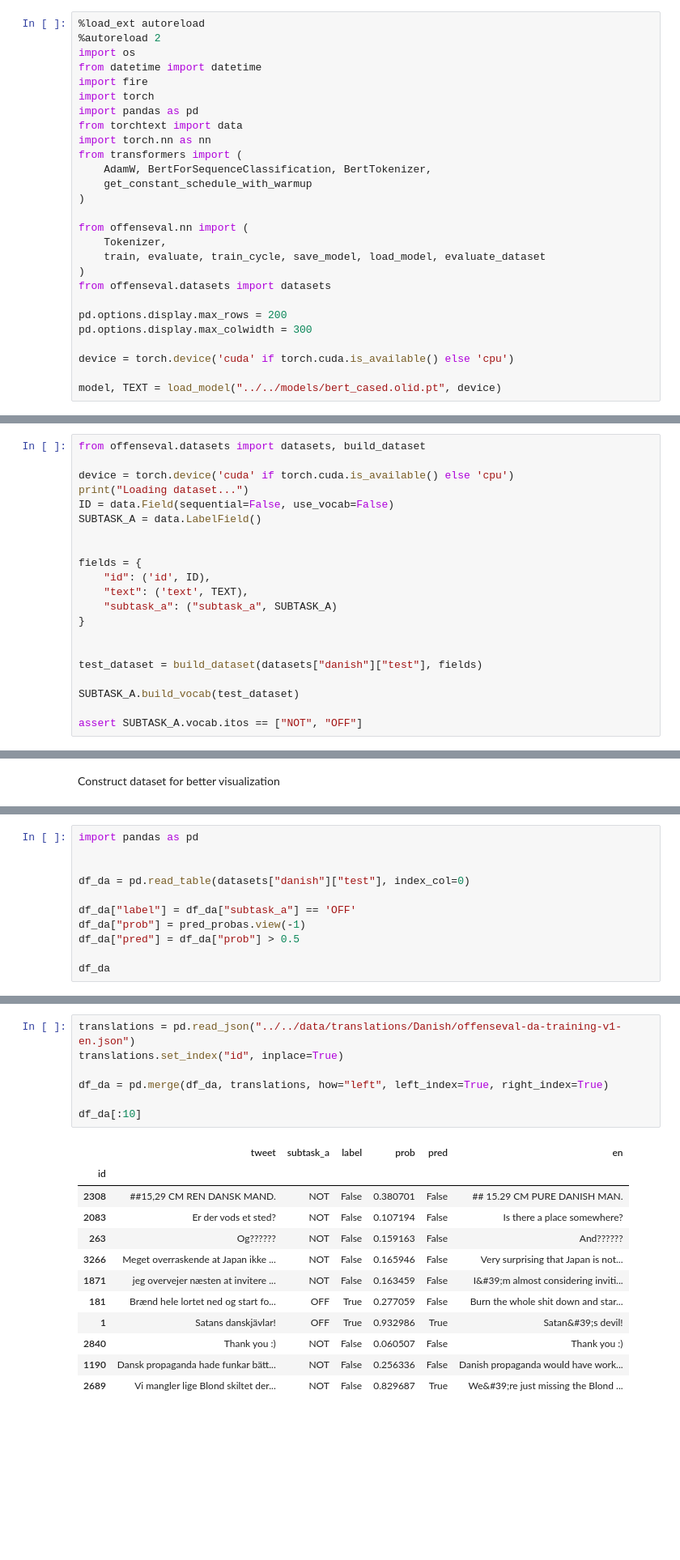
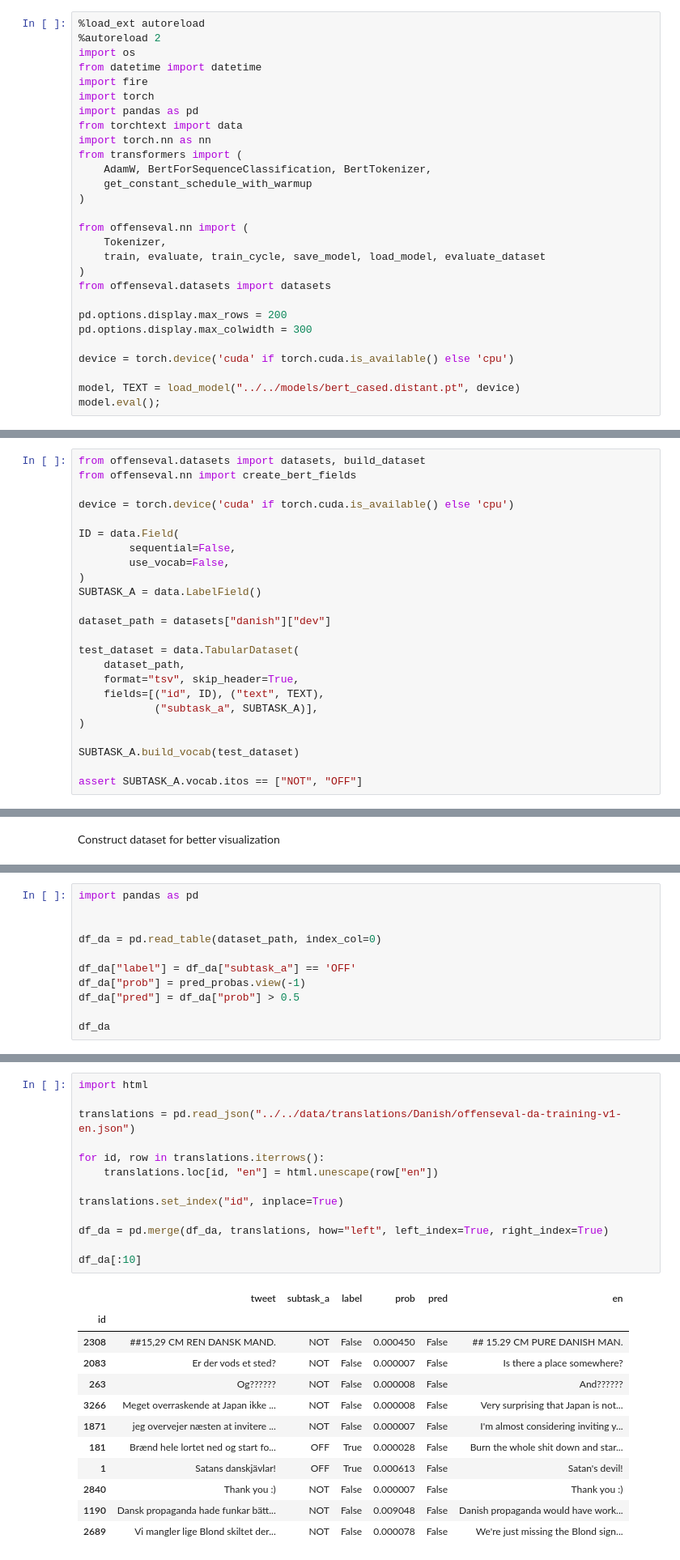
Before and after one commit to finiteautomata/offenseval2020, a Jupyter notebook: notebooks/Danish/Zero shot English.ipynb, the cells around one changed output, grey strips where cells are left out. Shown: that part at 81% size. Cells and saved outputs as stored; diff of their text form; blank space fills up the shorter version.

```diff
--- a/notebooks/Danish/Zero shot English.ipynb
+++ b/notebooks/Danish/Zero shot English.ipynb
@@ -30,26 +30,30 @@ pd.options.display.max_colwidth = 300
 
 device = torch.device('cuda' if torch.cuda.is_available() else 'cpu')
 
-model, TEXT = load_model("../../models/bert_cased.olid.pt", device)
+model, TEXT = load_model("../../models/bert_cased.distant.pt", device)
+model.eval();
 # %% [markdown]
 Create fields and some other boilerplate
 # %%
 from offenseval.datasets import datasets, build_dataset
+from offenseval.nn import create_bert_fields
 
 device = torch.device('cuda' if torch.cuda.is_available() else 'cpu')
-print("Loading dataset...")
-ID = data.Field(sequential=False, use_vocab=False)
+
+ID = data.Field(
+        sequential=False,
+        use_vocab=False,
+)
 SUBTASK_A = data.LabelField()
 
+dataset_path = datasets["danish"]["dev"]
 
-fields = {
-    "id": ('id', ID),
-    "text": ('text', TEXT),
-    "subtask_a": ("subtask_a", SUBTASK_A)
-}
-
-
-test_dataset = build_dataset(datasets["danish"]["test"], fields)
+test_dataset = data.TabularDataset(
+    dataset_path,
+    format="tsv", skip_header=True,
+    fields=[("id", ID), ("text", TEXT),
+            ("subtask_a", SUBTASK_A)],
+)
 
 SUBTASK_A.build_vocab(test_dataset)
 
@@ -90,7 +92,7 @@ Acc: 79.22% Macro F1: 0.622 Pos F1 0.369 Neg F1 0.876
 import pandas as pd
 
 
-df_da = pd.read_table(datasets["danish"]["test"], index_col=0)
+df_da = pd.read_table(dataset_path, index_col=0)
 
 df_da["label"] = df_da["subtask_a"] == 'OFF'
 df_da["prob"] = pred_probas.view(-1)
@@ -119,23 +121,29 @@ Now, let's check out what our model predicts when using the translations of thos
 
 First, append the translations to the dataframe
 # %%
+import html
+
 translations = pd.read_json("../../data/translations/Danish/offenseval-da-training-v1-en.json")
+
+for id, row in translations.iterrows():
+    translations.loc[id, "en"] = html.unescape(row["en"])
+
 translations.set_index("id", inplace=True)
 
 df_da = pd.merge(df_da, translations, how="left", left_index=True, right_index=True)
 
 df_da[:10]
 # %% [output]
 |  | tweet | subtask_a | label | prob | pred | en |
 | id |  |  |  |  |  |  |
-| 2308 | ##15,29 CM REN DANSK MAND. | NOT | False | 0.380701 | False | ## 15.29 CM PURE DANISH MAN. |
-| 2083 | Er der vods et sted? | NOT | False | 0.107194 | False | Is there a place somewhere? |
-| 263 | Og?????? | NOT | False | 0.159163 | False | And?????? |
-| 3266 | Meget overraskende at Japan ikke ... | NOT | False | 0.165946 | False | Very surprising that Japan is not... |
-| 1871 | jeg overvejer næsten at invitere ... | NOT | False | 0.163459 | False | I&#39;m almost considering inviti... |
-| 181 | Brænd hele lortet ned og start fo... | OFF | True | 0.277059 | False | Burn the whole shit down and star... |
-| 1 | Satans danskjävlar! | OFF | True | 0.932986 | True | Satan&#39;s devil! |
-| 2840 | Thank you :) | NOT | False | 0.060507 | False | Thank you :) |
-| 1190 | Dansk propaganda hade funkar bätt... | NOT | False | 0.256336 | False | Danish propaganda would have work... |
-| 2689 | Vi mangler lige Blond skiltet der... | NOT | False | 0.829687 | True | We&#39;re just missing the Blond ... |
+| 2308 | ##15,29 CM REN DANSK MAND. | NOT | False | 0.000450 | False | ## 15.29 CM PURE DANISH MAN. |
+| 2083 | Er der vods et sted? | NOT | False | 0.000007 | False | Is there a place somewhere? |
+| 263 | Og?????? | NOT | False | 0.000008 | False | And?????? |
+| 3266 | Meget overraskende at Japan ikke ... | NOT | False | 0.000008 | False | Very surprising that Japan is not... |
+| 1871 | jeg overvejer næsten at invitere ... | NOT | False | 0.000007 | False | I'm almost considering inviting y... |
+| 181 | Brænd hele lortet ned og start fo... | OFF | True | 0.000028 | False | Burn the whole shit down and star... |
+| 1 | Satans danskjävlar! | OFF | True | 0.000613 | False | Satan's devil! |
+| 2840 | Thank you :) | NOT | False | 0.000007 | False | Thank you :) |
+| 1190 | Dansk propaganda hade funkar bätt... | NOT | False | 0.009048 | False | Danish propaganda would have work... |
+| 2689 | Vi mangler lige Blond skiltet der... | NOT | False | 0.000078 | False | We're just missing the Blond sign... |
 # %% [markdown]
```
Also changed, not shown: parts of 23 cells of this notebook, 1 other file.
